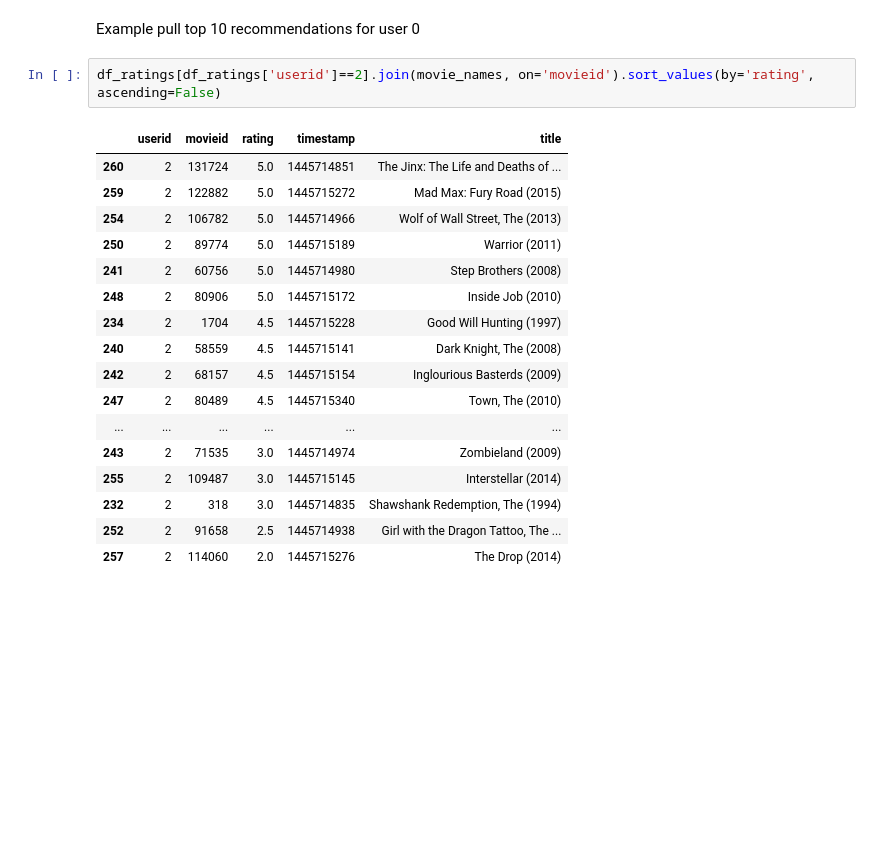
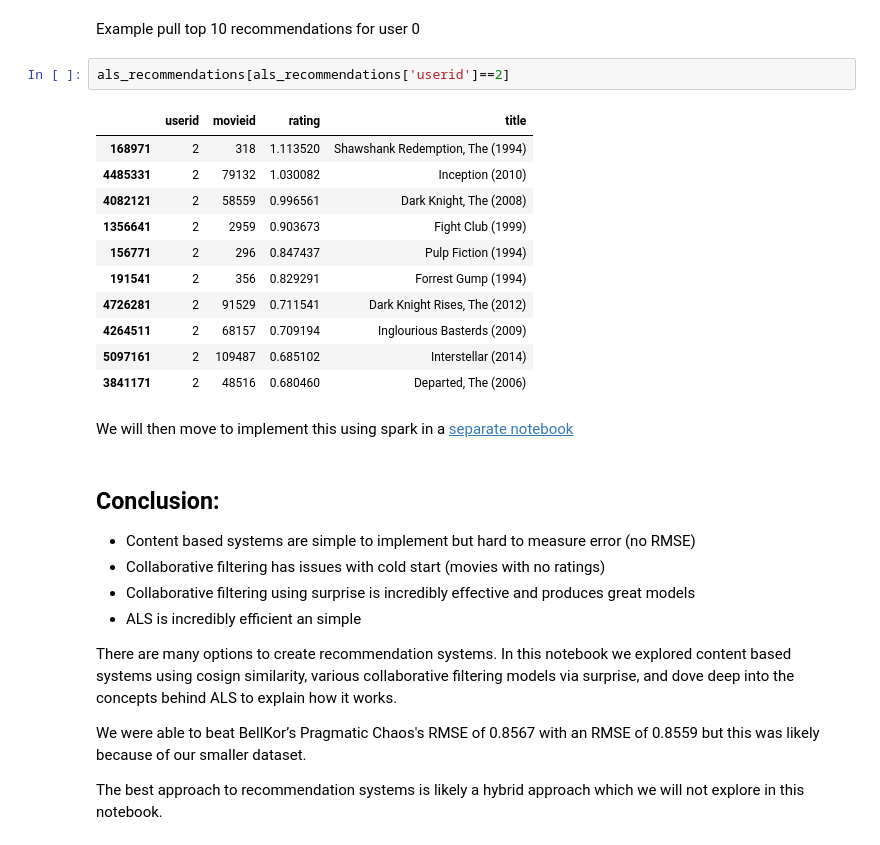
Before and after one commit to willmbennett/movie_rec_sys, a Jupyter notebook: index.ipynb, the cells around one changed output. Drawn from its saved outputs; the diff is of its cells as text; blank space fills up the shorter version.

```diff
--- a/index.ipynb
+++ b/index.ipynb
@@ -836,23 +836,34 @@ movie_names = df_movies_clean[['movieid', 'title']].set_index('movieid')
 als_recommendations = user_10_top.join(movie_names, on='movieid')
 # %% [markdown]
 Example pull top 10 recommendations for user 0
-# %%
-df_ratings[df_ratings['userid']==2].join(movie_names, on='movieid').sort_values(by='rating', ascending=False)
-# %% [output]
-|  | userid | movieid | rating | timestamp | title |
-| 260 | 2 | 131724 | 5.0 | 1445714851 | The Jinx: The Life and Deaths of ... |
-| 259 | 2 | 122882 | 5.0 | 1445715272 | Mad Max: Fury Road (2015) |
-| 254 | 2 | 106782 | 5.0 | 1445714966 | Wolf of Wall Street, The (2013) |
-| 250 | 2 | 89774 | 5.0 | 1445715189 | Warrior (2011) |
-| 241 | 2 | 60756 | 5.0 | 1445714980 | Step Brothers (2008) |
-| 248 | 2 | 80906 | 5.0 | 1445715172 | Inside Job (2010) |
-| 234 | 2 | 1704 | 4.5 | 1445715228 | Good Will Hunting (1997) |
-| 240 | 2 | 58559 | 4.5 | 1445715141 | Dark Knight, The (2008) |
-| 242 | 2 | 68157 | 4.5 | 1445715154 | Inglourious Basterds (2009) |
-| 247 | 2 | 80489 | 4.5 | 1445715340 | Town, The (2010) |
-| ... | ... | ... | ... | ... | ... |
-| 243 | 2 | 71535 | 3.0 | 1445714974 | Zombieland (2009) |
-| 255 | 2 | 109487 | 3.0 | 1445715145 | Interstellar (2014) |
-| 232 | 2 | 318 | 3.0 | 1445714835 | Shawshank Redemption, The (1994) |
-| 252 | 2 | 91658 | 2.5 | 1445714938 | Girl with the Dragon Tattoo, The ... |
-| 257 | 2 | 114060 | 2.0 | 1445715276 | The Drop (2014) |
+# %%
+als_recommendations[als_recommendations['userid']==2]
+# %% [output]
+|  | userid | movieid | rating | title |
+| 168971 | 2 | 318 | 1.113520 | Shawshank Redemption, The (1994) |
+| 4485331 | 2 | 79132 | 1.030082 | Inception (2010) |
+| 4082121 | 2 | 58559 | 0.996561 | Dark Knight, The (2008) |
+| 1356641 | 2 | 2959 | 0.903673 | Fight Club (1999) |
+| 156771 | 2 | 296 | 0.847437 | Pulp Fiction (1994) |
+| 191541 | 2 | 356 | 0.829291 | Forrest Gump (1994) |
+| 4726281 | 2 | 91529 | 0.711541 | Dark Knight Rises, The (2012) |
+| 4264511 | 2 | 68157 | 0.709194 | Inglourious Basterds (2009) |
+| 5097161 | 2 | 109487 | 0.685102 | Interstellar (2014) |
+| 3841171 | 2 | 48516 | 0.680460 | Departed, The (2006) |
+# %% [markdown]
+We will then move to implement this using spark in a [separate notebook](spark.ipynb)
+# %% [markdown]
+## Conclusion:
+- Content based systems are simple to implement but hard to measure error (no RMSE)
+- Collaborative filtering has issues with cold start (movies with no ratings)
+- Collaborative filtering using surprise is incredibly effective and produces great models
+- ALS is incredibly efficient an simple
+
+There are many options to create recommendation systems.
+In this notebook we explored content based systems using cosign similarity,
+various collaborative filtering models via surprise,
+and dove deep into the concepts behind ALS to explain how it works.
+
+We were able to beat BellKor’s Pragmatic Chaos's RMSE of 0.8567 with an RMSE of 0.8559 but this was likely because of our smaller dataset.
+
+The best approach to recommendation systems is likely a hybrid approach which we will not explore in this notebook.
```
Also changed, not shown: parts of 9 cells of this notebook, 1 other file.
